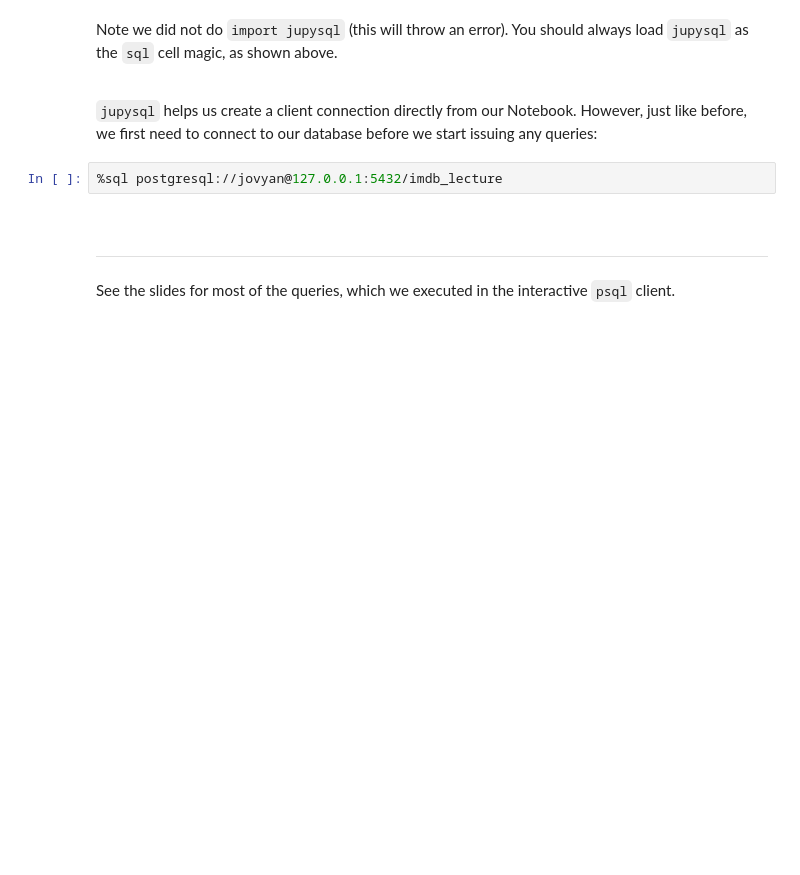
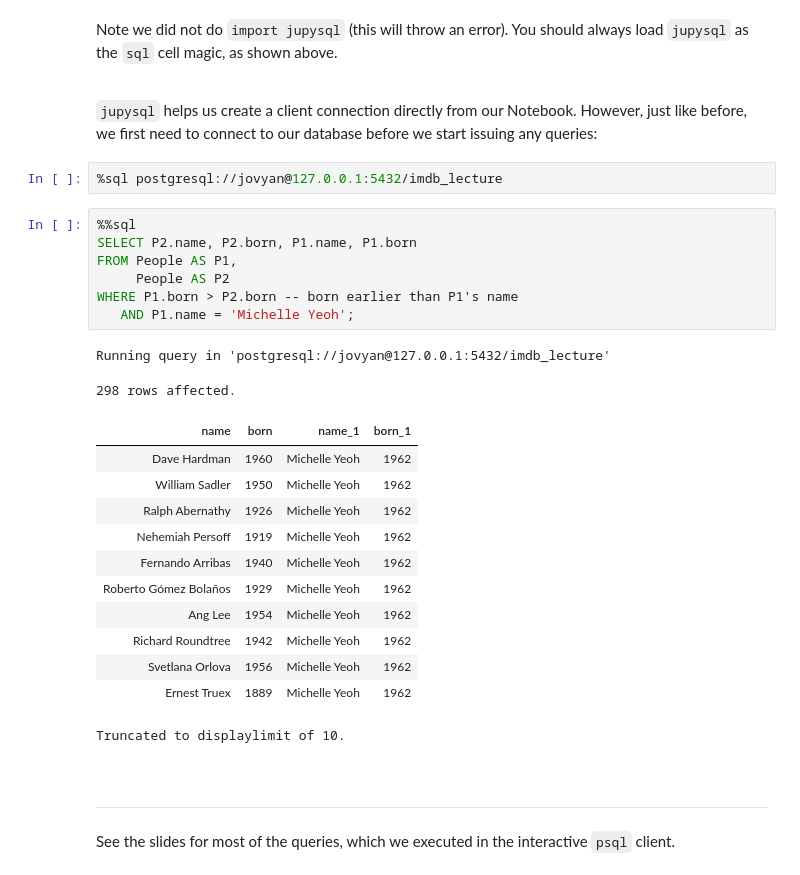
Before and after one commit to cal-data-eng/sp24-materials, a Jupyter notebook: lecture/lec02/lec02.ipynb, the cells around one changed output. Cells and saved outputs as stored; diff of their text form; blank space fills up the shorter version.

```diff
--- a/lecture/lec02/lec02.ipynb
+++ b/lecture/lec02/lec02.ipynb
@@ -98,6 +98,28 @@ Note we did not do `import jupysql` (this will throw an error). You should alway
 `jupysql` helps us create a client connection directly from our Notebook. However, just like before, we first need to connect to our database before we start issuing any queries:
 # %%
 %sql postgresql://jovyan@127.0.0.1:5432/imdb_lecture
+# %%
+%%sql
+SELECT P2.name, P2.born, P1.name, P1.born
+FROM People AS P1,
+     People AS P2
+WHERE P1.born > P2.born -- born earlier than P1's name
+   AND P1.name = 'Michelle Yeoh';
+# %% [output]
+Running query in 'postgresql://jovyan@127.0.0.1:5432/imdb_lecture'
+298 rows affected.
+| name | born | name_1 | born_1 |
+| Dave Hardman | 1960 | Michelle Yeoh | 1962 |
+| William Sadler | 1950 | Michelle Yeoh | 1962 |
+| Ralph Abernathy | 1926 | Michelle Yeoh | 1962 |
+| Nehemiah Persoff | 1919 | Michelle Yeoh | 1962 |
+| Fernando Arribas | 1940 | Michelle Yeoh | 1962 |
+| Roberto Gómez Bolaños | 1929 | Michelle Yeoh | 1962 |
+| Ang Lee | 1954 | Michelle Yeoh | 1962 |
+| Richard Roundtree | 1942 | Michelle Yeoh | 1962 |
+| Svetlana Orlova | 1956 | Michelle Yeoh | 1962 |
+| Ernest Truex | 1889 | Michelle Yeoh | 1962 |
+Truncated to displaylimit of 10.
 # %% [markdown]
 <br/>
 
```
Also changed, not shown: 1 other file.
